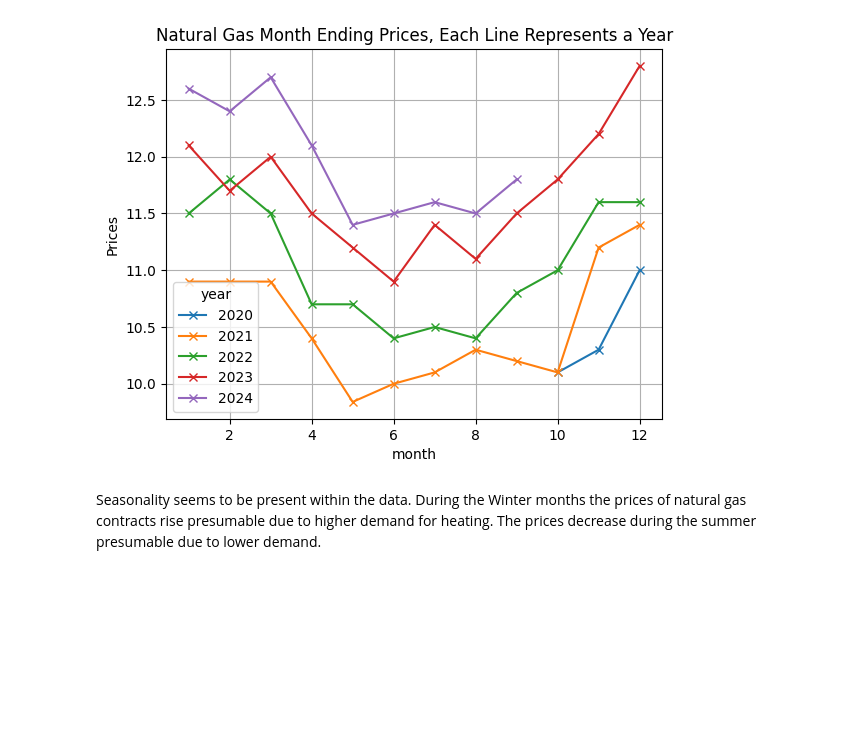
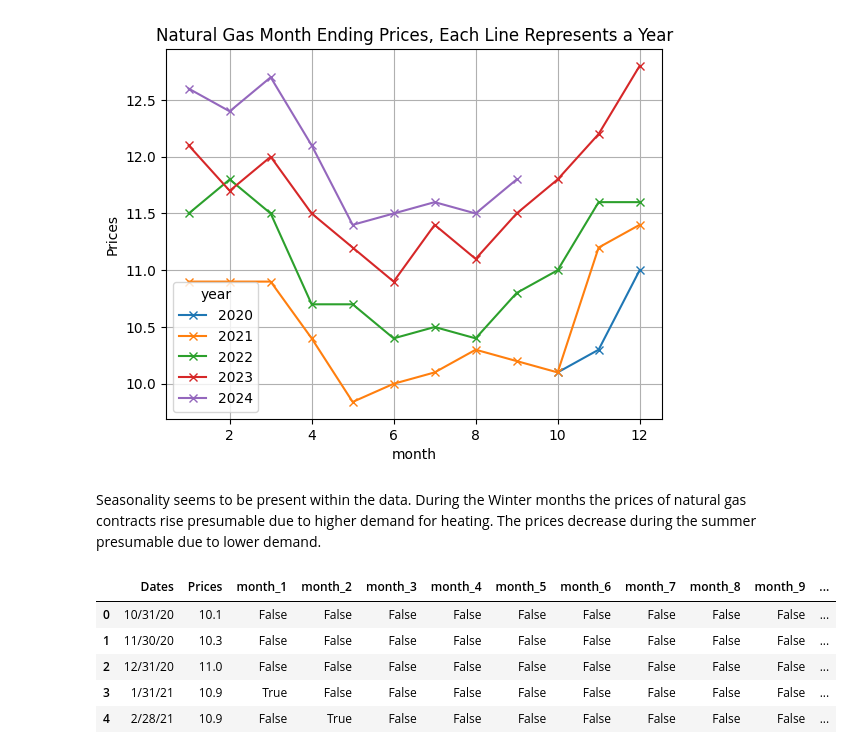
Before and after one commit to talhajamal11/JPM-Forage-Natural-Gas-Contract-Prices, a Jupyter notebook: src/task_1.ipynb, the cells around one changed output. Drawn from its saved outputs; the diff is of its cells as text; code cells hidden in the pictures; blank space fills up the shorter version.

Commit message:
Preprocessing Data

```diff
--- a/src/task_1.ipynb
+++ b/src/task_1.ipynb
@@ -88,3 +88,18 @@ plt.show()
 [figure]
 # %% [markdown]
 Seasonality seems to be present within the data. During the Winter months the prices of natural gas contracts rise presumable due to higher demand for heating. The prices decrease during the summer presumable due to lower demand.
+# %%
+# Prepare data
+nat_gas_linear = nat_gas.copy(deep=True)
+nat_gas_linear['month'] = pd.DatetimeIndex(nat_gas_linear['Dates']).month
+
+# One Hot Encoding of Monthly Data
+nat_gas_linear = pd.get_dummies(nat_gas_linear, columns=['month'])
+nat_gas_linear.head()
+# %% [output]
+|  | Dates | Prices | month_1 | month_2 | month_3 | month_4 | month_5 | month_6 | month_7 | month_8 | month_9 | ... |
+| 0 | 10/31/20 | 10.1 | False | False | False | False | False | False | False | False | False | ... |
+| 1 | 11/30/20 | 10.3 | False | False | False | False | False | False | False | False | False | ... |
+| 2 | 12/31/20 | 11.0 | False | False | False | False | False | False | False | False | False | ... |
+| 3 | 1/31/21 | 10.9 | True | False | False | False | False | False | False | False | False | ... |
+| 4 | 2/28/21 | 10.9 | False | True | False | False | False | False | False | False | False | ... |
```
